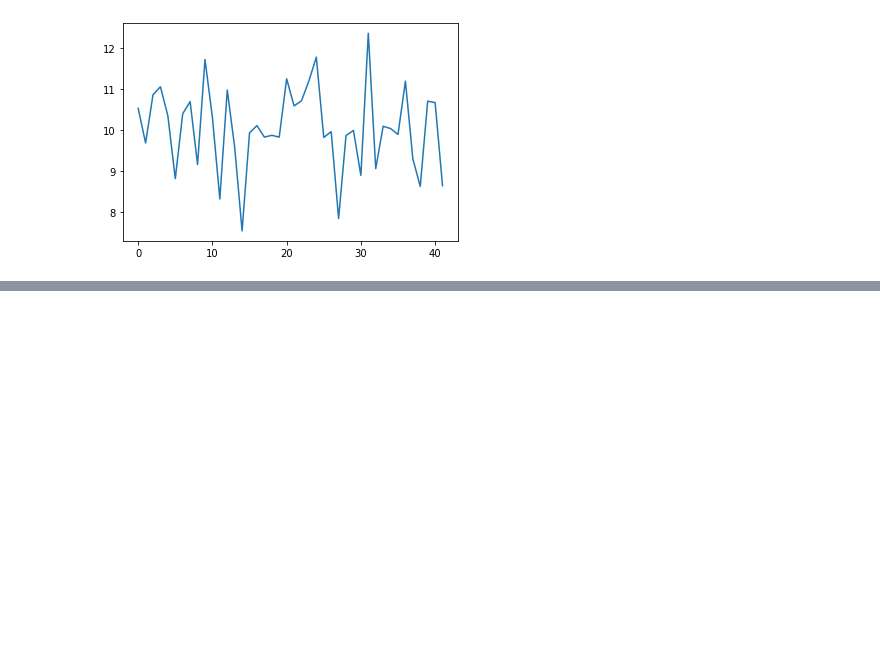
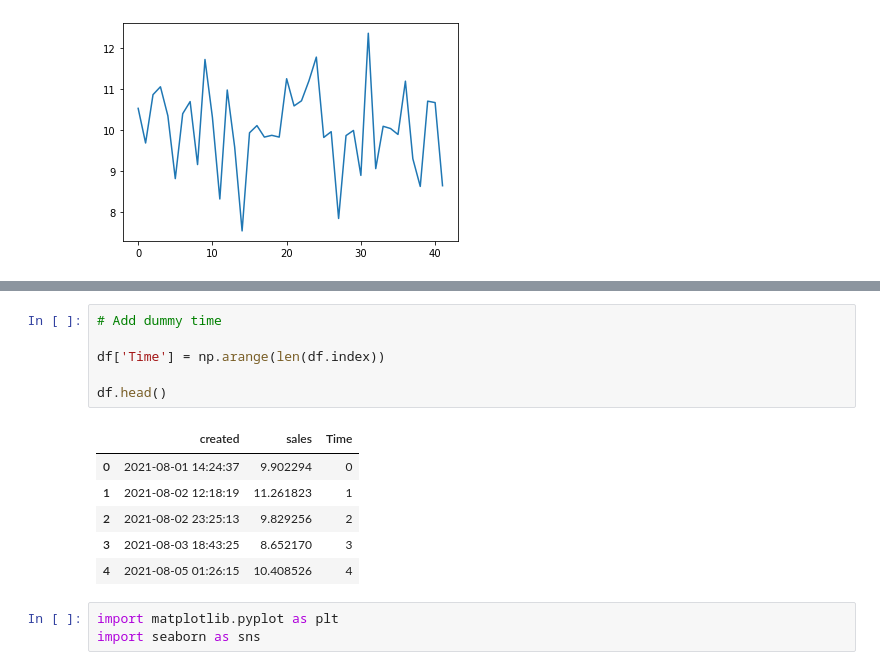
Before and after one commit to qSergio/sometimes-is-rocket-science, a Jupyter notebook: Time_Series_by_a_Dummy/Untitled22.ipynb, the cells around one changed output, grey strips where cells are left out. Drawn from its saved outputs; the diff is of its cells as text; blank space fills up the shorter version.

```diff
--- a/Time_Series_by_a_Dummy/Untitled22.ipynb
+++ b/Time_Series_by_a_Dummy/Untitled22.ipynb
@@ -21,0 +30,16 @@ df.sales.plot()
+# %%
+# Add dummy time
+
+df['Time'] = np.arange(len(df.index))
+
+df.head()
+# %% [output]
+|  | created | sales | Time |
+| 0 | 2021-08-01 14:24:37 | 9.902294 | 0 |
+| 1 | 2021-08-02 12:18:19 | 11.261823 | 1 |
+| 2 | 2021-08-02 23:25:13 | 9.829256 | 2 |
+| 3 | 2021-08-03 18:43:25 | 8.652170 | 3 |
+| 4 | 2021-08-05 01:26:15 | 10.408526 | 4 |
+# %%
+import matplotlib.pyplot as plt
+import seaborn as sns
```
Also changed, not shown: parts of 3 cells of this notebook, 1 other file.
